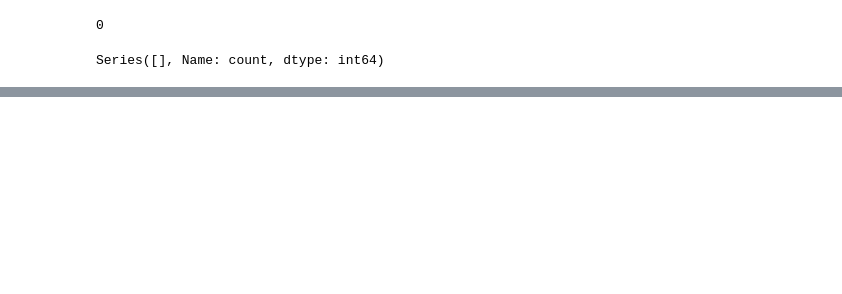
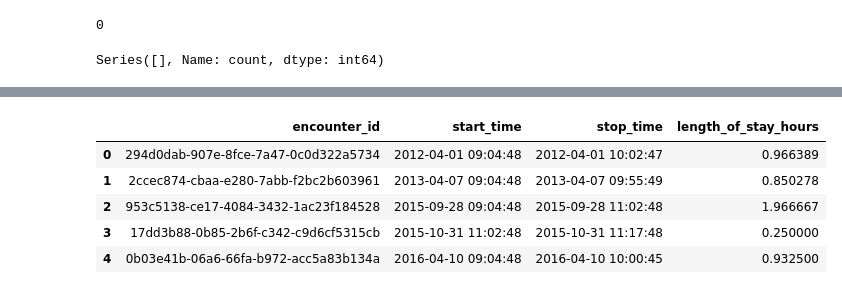
Before and after one commit to shaukat-abidi/cancer-data-analysis, a Jupyter notebook: prototype/rough_prototype_v1.ipynb, the cells around one changed output, grey strips where cells are left out. Drawn from its saved outputs; the diff is of its cells as text; code cells hidden in the pictures; blank space fills up the shorter version.

```diff
--- a/prototype/rough_prototype_v1.ipynb
+++ b/prototype/rough_prototype_v1.ipynb
@@ -275,0 +307,5 @@ Series([], Name: count, dtype: int64)
+# %%
+# Derive new columns
+
+# Length of Stay in hours
+df_encounters_raw['length_of_stay_hours'] = (df_encounters_raw['stop_time'] - df_encounters_raw['start_time']).dt.total_seconds() / 3600.0
@@ -275,0 +332,9 @@ Series([], Name: count, dtype: int64)
+# %%
+df_encounters_raw[["encounter_id",	"start_time", "stop_time", 	"length_of_stay_hours" ]].head(5)
+# %% [output]
+|  | encounter_id | start_time | stop_time | length_of_stay_hours |
+| 0 | 294d0dab-907e-8fce-7a47-0c0d322a5734 | 2012-04-01 09:04:48 | 2012-04-01 10:02:47 | 0.966389 |
+| 1 | 2ccec874-cbaa-e280-7abb-f2bc2b603961 | 2013-04-07 09:04:48 | 2013-04-07 09:55:49 | 0.850278 |
+| 2 | 953c5138-ce17-4084-3432-1ac23f184528 | 2015-09-28 09:04:48 | 2015-09-28 11:02:48 | 1.966667 |
+| 3 | 17dd3b88-0b85-2b6f-c342-c9d6cf5315cb | 2015-10-31 11:02:48 | 2015-10-31 11:17:48 | 0.250000 |
+| 4 | 0b03e41b-06a6-66fa-b972-acc5a83b134a | 2016-04-10 09:04:48 | 2016-04-10 10:00:45 | 0.932500 |
```
Also changed, not shown: parts of 17 cells of this notebook, 3 other files.
